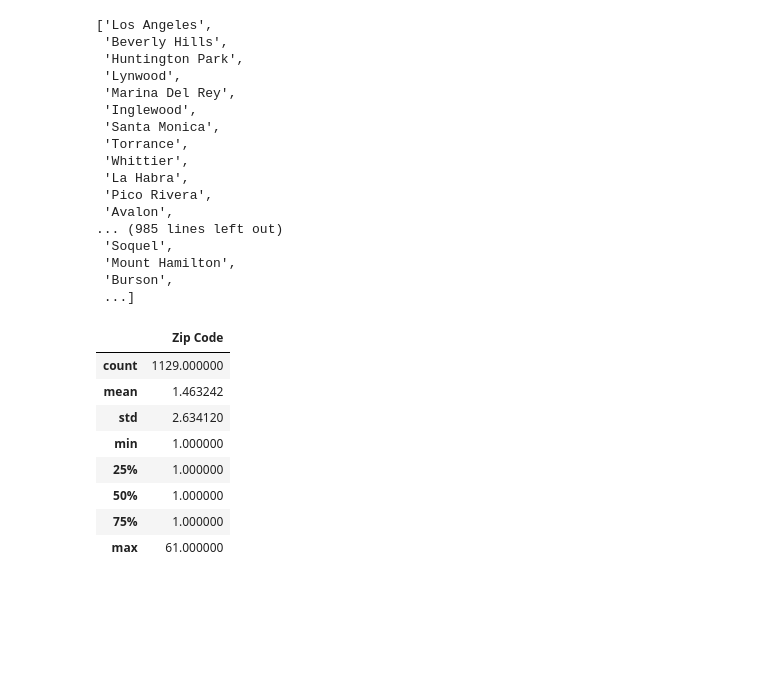
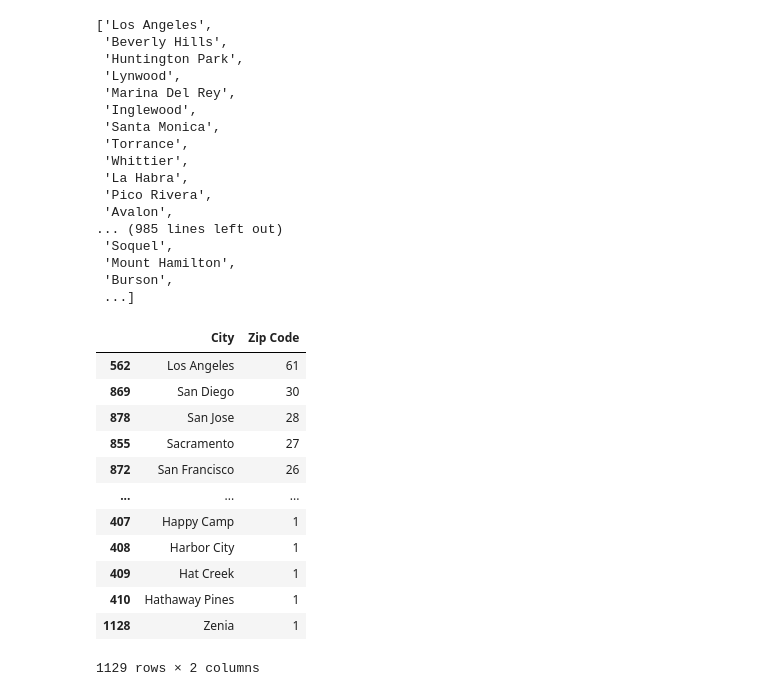
Before and after one commit to th3ssalus/Black-Swan-team-project, a Jupyter notebook: Swan Consulting Project.ipynb, the cells around one changed output. Drawn from its saved outputs; the diff is of its cells as text; code cells hidden in the pictures; blank space fills up the shorter version.

```diff
--- a/Swan Consulting Project.ipynb
+++ b/Swan Consulting Project.ipynb
@@ -167,18 +169,22 @@ city_list
 series = city_zip.groupby('City')['Zip Code'].nunique()
 # %%
 city_zip = series.reset_index()
-# %%
-city_zip.describe()
-# %% [output]
-|  | Zip Code |
-| count | 1129.000000 |
-| mean | 1.463242 |
-| std | 2.634120 |
-| min | 1.000000 |
-| 25% | 1.000000 |
-| 50% | 1.000000 |
-| 75% | 1.000000 |
-| max | 61.000000 |
+# %%
+city_zip.sort_values(by=['Zip Code'],ascending=False)
+# %% [output]
+|  | City | Zip Code |
+| 562 | Los Angeles | 61 |
+| 869 | San Diego | 30 |
+| 878 | San Jose | 28 |
+| 855 | Sacramento | 27 |
+| 872 | San Francisco | 26 |
+| ... | ... | ... |
+| 407 | Happy Camp | 1 |
+| 408 | Harbor City | 1 |
+| 409 | Hat Creek | 1 |
+| 410 | Hathaway Pines | 1 |
+| 1128 | Zenia | 1 |
+1129 rows × 2 columns
 # %%
 def stepwise_selection(X, y, threshold_in = 0.01, threshold_out = 0.05, verbose = True):
     # The function is checking for p-values (whether features are statistically significant) - lower is better
```
Also changed, not shown: parts of 1 cell of this notebook.
